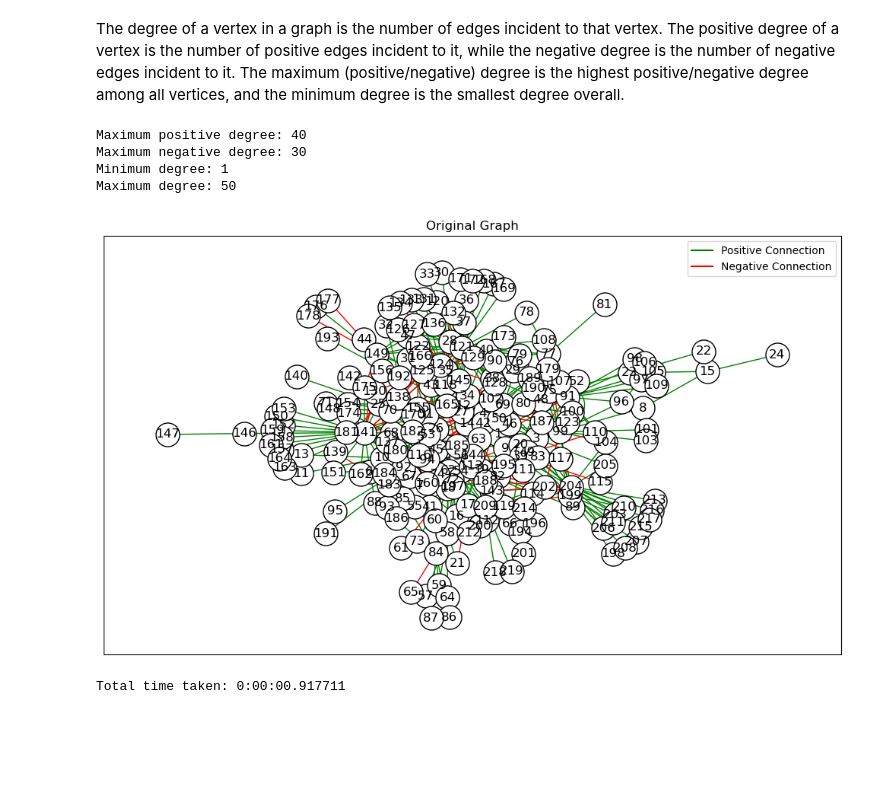
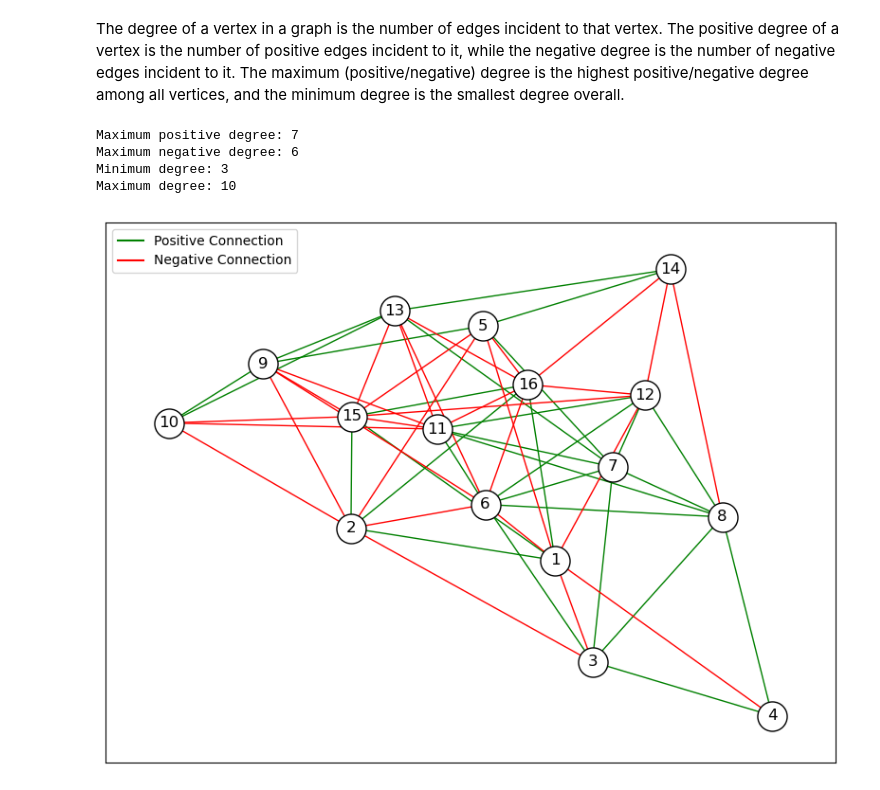
Before and after one commit to vinothvk99/Defensive-Alliance-with-Signed-Graph, a Jupyter notebook: Meeting_1/finding_min_max.ipynb, the cells around one changed output. Drawn from its saved outputs; the diff is of its cells as text; code cells hidden in the pictures; blank space fills up the shorter version.

```diff
--- a/Meeting_1/finding_min_max.ipynb
+++ b/Meeting_1/finding_min_max.ipynb
@@ -101,36 +199,79 @@ def compute_signed_graph_degrees(graph):
 
     return max_positive_degree, max_negative_degree, min_degree, max_degree
 # %%
-# Example usage:
 # start recording performance timing
 start_time = time.monotonic()
 
 # taking the given example file
-file_path = r"/Users/mac/Desktop/Desktop/RCS_Signed_Graph/Meeting_1/graph_test_files/convote.txt"
+file_path = r"/Users/mac/Desktop/Desktop/RCS_Signed_Graph/Meeting_1/graph_test_files/highland.txt"
 
 # converting the file to readable dictionary format for further usage
 graph = parse_signed_graph_file(file_path)
 
 # finding positive and negative degree's minimum and maximum
 max_pos_deg, max_neg_deg, min_deg, max_deg = compute_signed_graph_degrees(graph)
 print("Maximum positive degree:", max_pos_deg)
 print("Maximum negative degree:", max_neg_deg)
 print("Minimum degree:", min_deg)
 print("Maximum degree:", max_deg)
-
+endtime_deg_WoV = time.monotonic()
 # converting the file into a Graph structure to visualize
 G = preparing_graph_to_visualize(file_path)
 
 # visualizing the graph
 visualize_signed_graph(G)
 
 # end recording performance timing
-end_time = time.monotonic()
-print("Total time taken:",timedelta(seconds=end_time - start_time))
+endtime_deg_WV = time.monotonic()
+
+num_nodes = len(graph)
+filename = "performance_check_min_max_findings_file_type.xlsx"
+totaltime_deg_WoV, totaltime_deg_WV = timedelta(seconds=endtime_deg_WoV - start_time), timedelta(seconds=endtime_deg_WV - start_time)
+deg_performance_entries = num_nodes, totaltime_deg_WoV, totaltime_deg_WV
+write_in_execl(filename, deg_performance_entries)
+
+########################################################################################
+
+
+# nodes_to_check = 20
+# initial_avg_degree = 5
+# max_nodes_to_check = int(input("Please enter maximum number of nodes wanted to check: "))
+
+# # num_nodes = int(input("Please enter number of nodes for the graph: "))
+# # avg_degree = int(input("Please enter average number of degree for a node: "))
+
+# while(nodes_to_check <= 20):
+
+#     start_time = time.monotonic()
+
+#     num_nodes = nodes_to_check
+#     avg_degree = initial_avg_degree
+#     G = erdos_renyi_signed_graph(num_nodes, avg_degree)
+#     graph = convert_graph_to_dict(G)
+
+#     # finding positive and negative degree's minimum and maximum
+#     max_pos_deg, max_neg_deg, min_deg, max_deg = compute_signed_graph_degrees(graph)
+
+#     print("Maximum positive degree:", max_pos_deg)
+#     print("Maximum negative degree:", max_neg_deg)
+#     print("Minimum degree:", min_deg)
+#     print("Maximum degree:", max_deg)
+#     endtime_deg_WoV = time.monotonic()
+
+#     visualize_signed_graph(G)
+#     endtime_deg_WV = time.monotonic()
+
+#     # storing the performance time in a excel file
+#     filename = "performance_check_min_max_findings.xlsx"
+#     totaltime_deg_WoV, totaltime_deg_WV = timedelta(seconds=endtime_deg_WoV - start_time), timedelta(seconds=endtime_deg_WV - start_time)
+#     deg_performance_entries = num_nodes, totaltime_deg_WoV, totaltime_deg_WV
+#     write_in_execl(filename, deg_performance_entries)
+
+#     initial_avg_degree = initial_avg_degree * 2
+#     nodes_to_check = nodes_to_check + 500
 # %% [output]
-Maximum positive degree: 40
-Maximum negative degree: 30
-Minimum degree: 1
-Maximum degree: 50
+Maximum positive degree: 7
+Maximum negative degree: 6
+Minimum degree: 3
+Maximum degree: 10
-[figure, old version]
+[figure, new version]
-Total time taken: 0:00:00.917711
```
Also changed, not shown: parts of 4 cells of this notebook, 20 other files.
